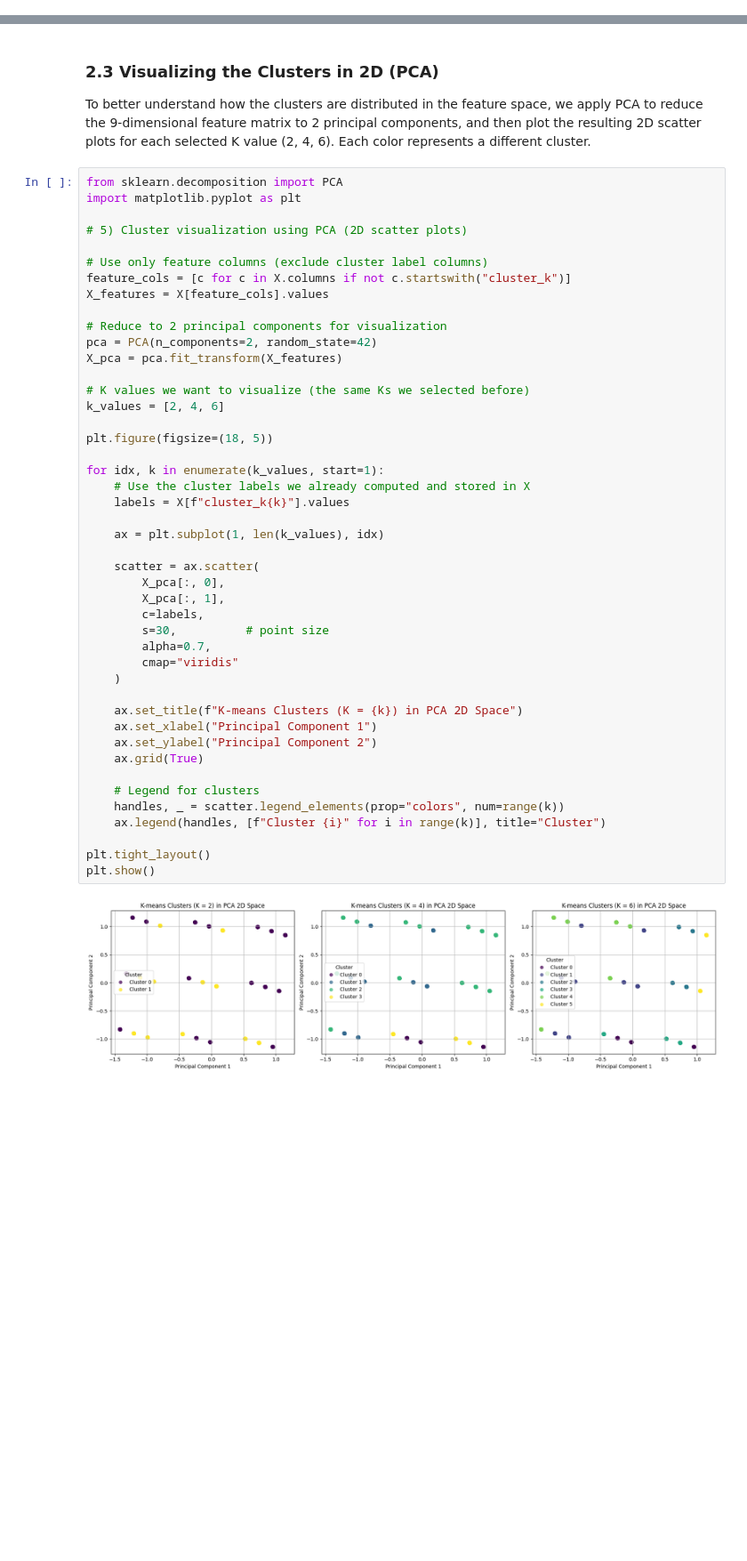
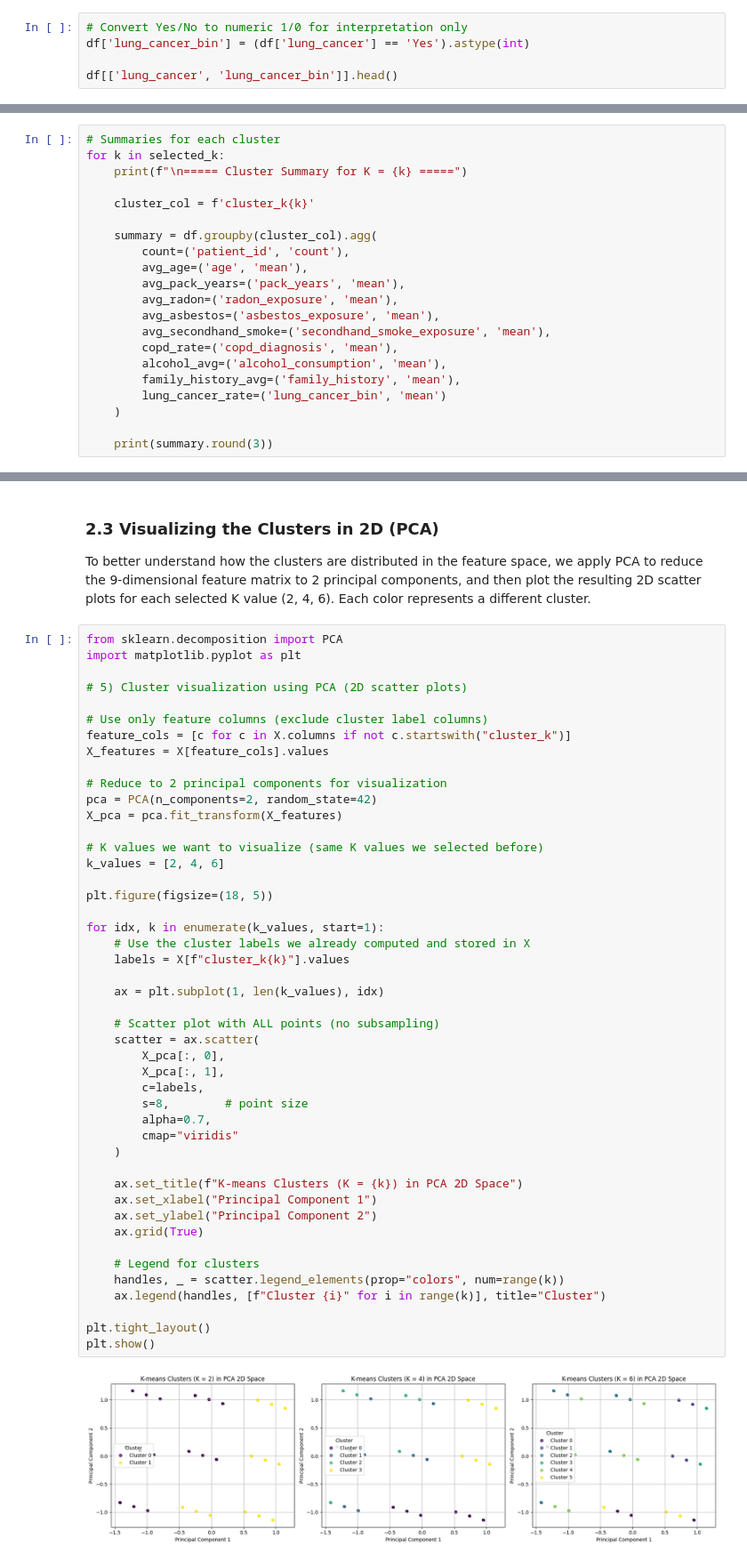
Before and after one commit to mraaheb/DataMining, a Jupyter notebook: Phase3.ipynb, the cells around one changed output, grey strips where cells are left out. Shown at 89% size. Cells and saved outputs as stored; diff of their text form; blank space fills up the shorter version.

```diff
--- a/Phase3.ipynb
+++ b/Phase3.ipynb
@@ -194,0 +209,5 @@ cluster_results_df
+# %%
+# Convert Yes/No to numeric 1/0 for interpretation only
+df['lung_cancer_bin'] = (df['lung_cancer'] == 'Yes').astype(int)
+
+df[['lung_cancer', 'lung_cancer_bin']].head()
@@ -194,0 +223,21 @@ cluster_results_df
+# %%
+# Summaries for each cluster
+for k in selected_k:
+    print(f"\n===== Cluster Summary for K = {k} =====")
+
+    cluster_col = f'cluster_k{k}'
+
+    summary = df.groupby(cluster_col).agg(
+        count=('patient_id', 'count'),
+        avg_age=('age', 'mean'),
+        avg_pack_years=('pack_years', 'mean'),
+        avg_radon=('radon_exposure', 'mean'),
+        avg_asbestos=('asbestos_exposure', 'mean'),
+        avg_secondhand_smoke=('secondhand_smoke_exposure', 'mean'),
+        copd_rate=('copd_diagnosis', 'mean'),
+        alcohol_avg=('alcohol_consumption', 'mean'),
+        family_history_avg=('family_history', 'mean'),
+        lung_cancer_rate=('lung_cancer_bin', 'mean')
+    )
+
+    print(summary.round(3))
@@ -210,36 +277,37 @@ X_features = X[feature_cols].values
 pca = PCA(n_components=2, random_state=42)
 X_pca = pca.fit_transform(X_features)
 
-# K values we want to visualize (the same Ks we selected before)
+# K values we want to visualize (same K values we selected before)
 k_values = [2, 4, 6]
 
 plt.figure(figsize=(18, 5))
 
 for idx, k in enumerate(k_values, start=1):
     # Use the cluster labels we already computed and stored in X
     labels = X[f"cluster_k{k}"].values
 
     ax = plt.subplot(1, len(k_values), idx)
 
+    # Scatter plot with ALL points (no subsampling)
     scatter = ax.scatter(
         X_pca[:, 0],
         X_pca[:, 1],
         c=labels,
-        s=30,          # point size
+        s=8,        # point size
         alpha=0.7,
         cmap="viridis"
     )
 
     ax.set_title(f"K-means Clusters (K = {k}) in PCA 2D Space")
     ax.set_xlabel("Principal Component 1")
     ax.set_ylabel("Principal Component 2")
     ax.grid(True)
 
     # Legend for clusters
     handles, _ = scatter.legend_elements(prop="colors", num=range(k))
     ax.legend(handles, [f"Cluster {i}" for i in range(k)], title="Cluster")
 
 plt.tight_layout()
 plt.show()
 # %% [output]
-[figure, old version]
+[figure, new version]
```
Also changed, not shown: parts of 6 cells of this notebook.
